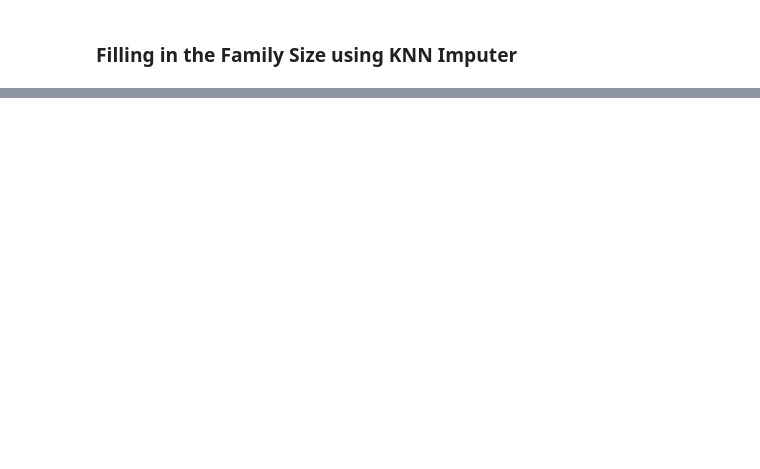
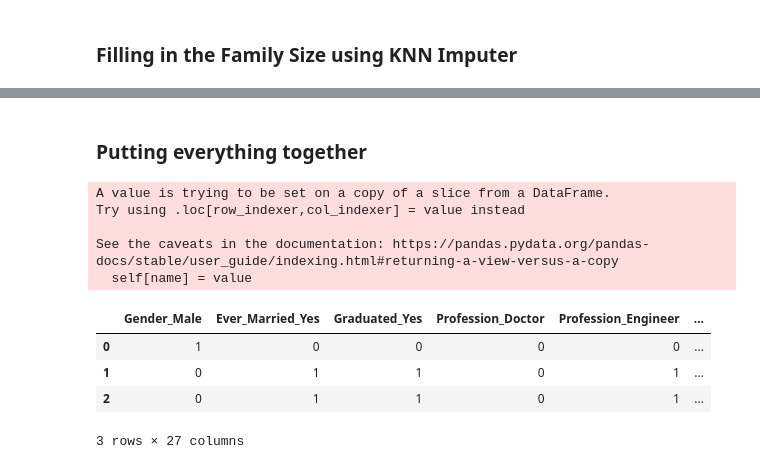
Before and after one commit to Yoyoyamato/customer-segmentation-classification, a Jupyter notebook: Data_cleaning.ipynb, the cells around one changed output, grey strips where cells are left out. Drawn from its saved outputs; the diff is of its cells as text; code cells hidden in the pictures; blank space fills up the shorter version.

```diff
--- a/Data_cleaning.ipynb
+++ b/Data_cleaning.ipynb
@@ -209,0 +259,25 @@ knn_df
+# %% [markdown]
+###  Putting everything together
+# %%
+data = DF[['Gender_Male', 'Ever_Married_Yes', 'Graduated_Yes',
+       'Profession_Doctor', 'Profession_Engineer', 'Profession_Entertainment',
+       'Profession_Executive', 'Profession_Healthcare', 'Profession_Homemaker',
+       'Profession_Lawyer', 'Profession_Marketing', 'Profession_unknown',
+       'Work_Experience_Entry', 'Work_Experience_High',
+       'Work_Experience_Intermediate', 'Work_Experience_unknown',
+       'Spending_Score_High', 'Spending_Score_Low', 'Var_1_Cat_2',
+       'Var_1_Cat_3', 'Var_1_Cat_4', 'Var_1_Cat_5', 'Var_1_Cat_6',
+       'Var_1_Cat_7','Age','Family_Size','Segmentation']]
+data.Family_Size = knn_df.Family_Size
+data.head(3)
+# %% [output]
+A value is trying to be set on a copy of a slice from a DataFrame.
+Try using .loc[row_indexer,col_indexer] = value instead
+
+See the caveats in the documentation: https://pandas.pydata.org/pandas-docs/stable/user_guide/indexing.html#returning-a-view-versus-a-copy
+  self[name] = value
+|  | Gender_Male | Ever_Married_Yes | Graduated_Yes | Profession_Doctor | Profession_Engineer | ... |
+| 0 | 1 | 0 | 0 | 0 | 0 | ... |
+| 1 | 0 | 1 | 1 | 0 | 1 | ... |
+| 2 | 0 | 1 | 1 | 0 | 1 | ... |
+3 rows × 27 columns
```
Also changed, not shown: parts of 6 cells of this notebook.
